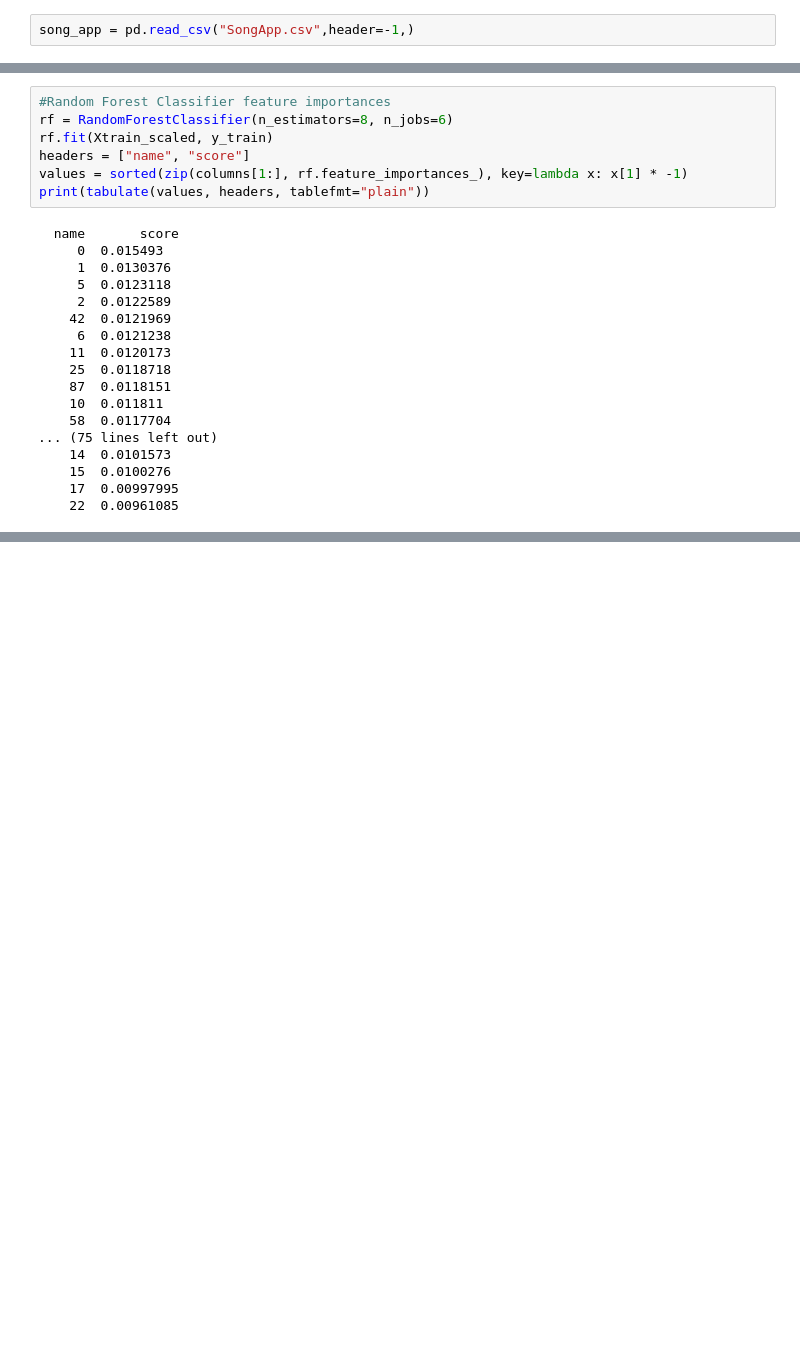
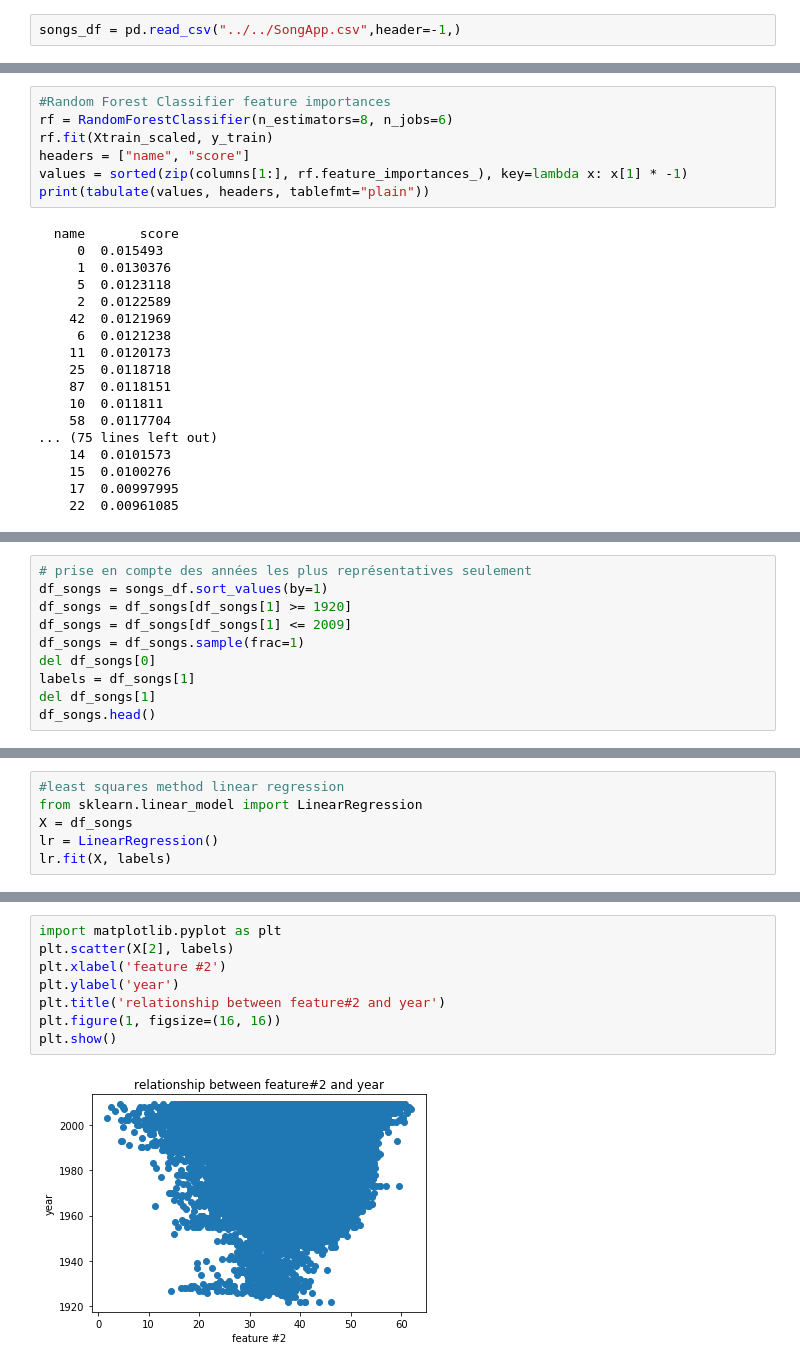
Before and after one commit to ne-il/songClassifier, a Jupyter notebook: amine_work/Song_Prediction.ipynb, the cells around one changed output, grey strips where cells are left out. Cells and saved outputs as stored; diff of their text form; blank space fills up the shorter version.

Commit message:
linear regression

```diff
--- a/amine_work/Song_Prediction.ipynb
+++ b/amine_work/Song_Prediction.ipynb
@@ -16,3 +15,3 @@ from mpl_toolkits.mplot3d import Axes3D
 # %%
-song_app = pd.read_csv("SongApp.csv",header=-1,)
+songs_df = pd.read_csv("../../SongApp.csv",header=-1,)
 # %%
@@ -86,0 +83,10 @@ X = pca.transform(X_train)
+# %%
+# prise en compte des années les plus représentatives seulement
+df_songs = songs_df.sort_values(by=1)
+df_songs = df_songs[df_songs[1] >= 1920]
+df_songs = df_songs[df_songs[1] <= 2009]
+df_songs = df_songs.sample(frac=1)
+del df_songs[0]
+labels = df_songs[1]
+del df_songs[1]
+df_songs.head()
@@ -86,0 +138,6 @@ X = pca.transform(X_train)
+# %%
+#least squares method linear regression
+from sklearn.linear_model import LinearRegression
+X = df_songs
+lr = LinearRegression()
+lr.fit(X, labels)
@@ -86,0 +177,10 @@ X = pca.transform(X_train)
+# %%
+import matplotlib.pyplot as plt
+plt.scatter(X[2], labels)
+plt.xlabel('feature #2')
+plt.ylabel('year')
+plt.title('relationship between feature#2 and year')
+plt.figure(1, figsize=(16, 16))
+plt.show()
+# %% [output]
+[figure, added]
```
Also changed, not shown: parts of 19 cells of this notebook.
